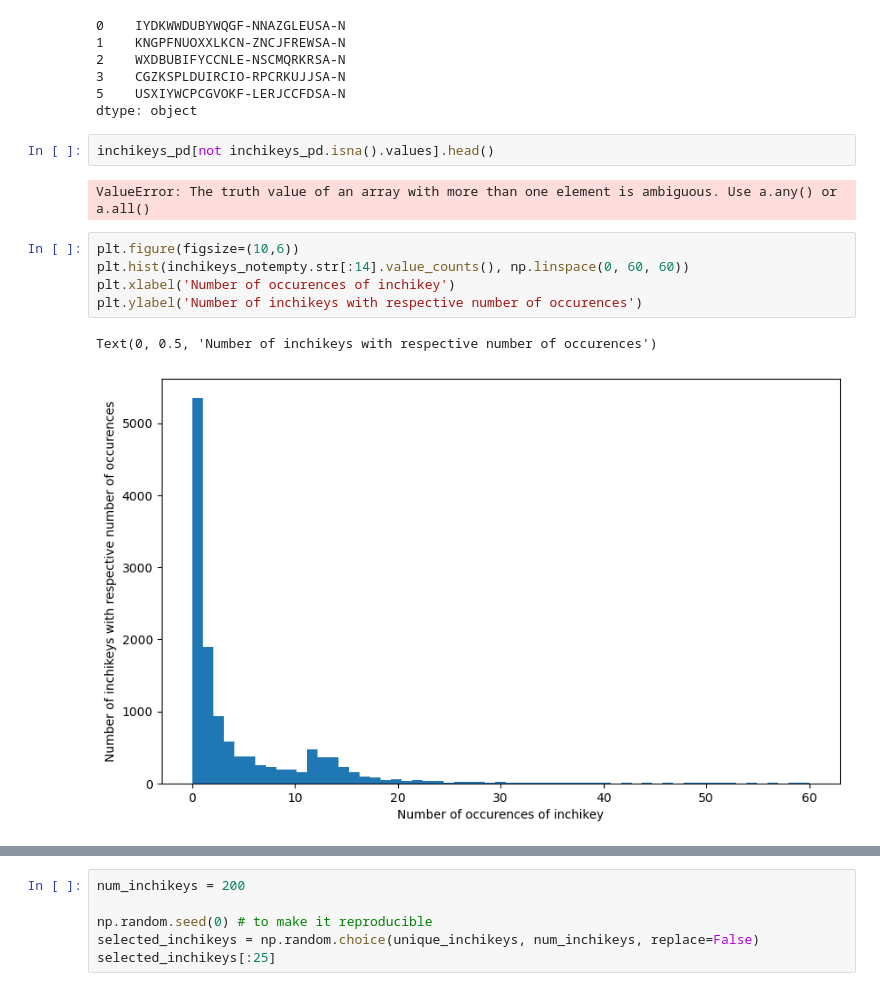
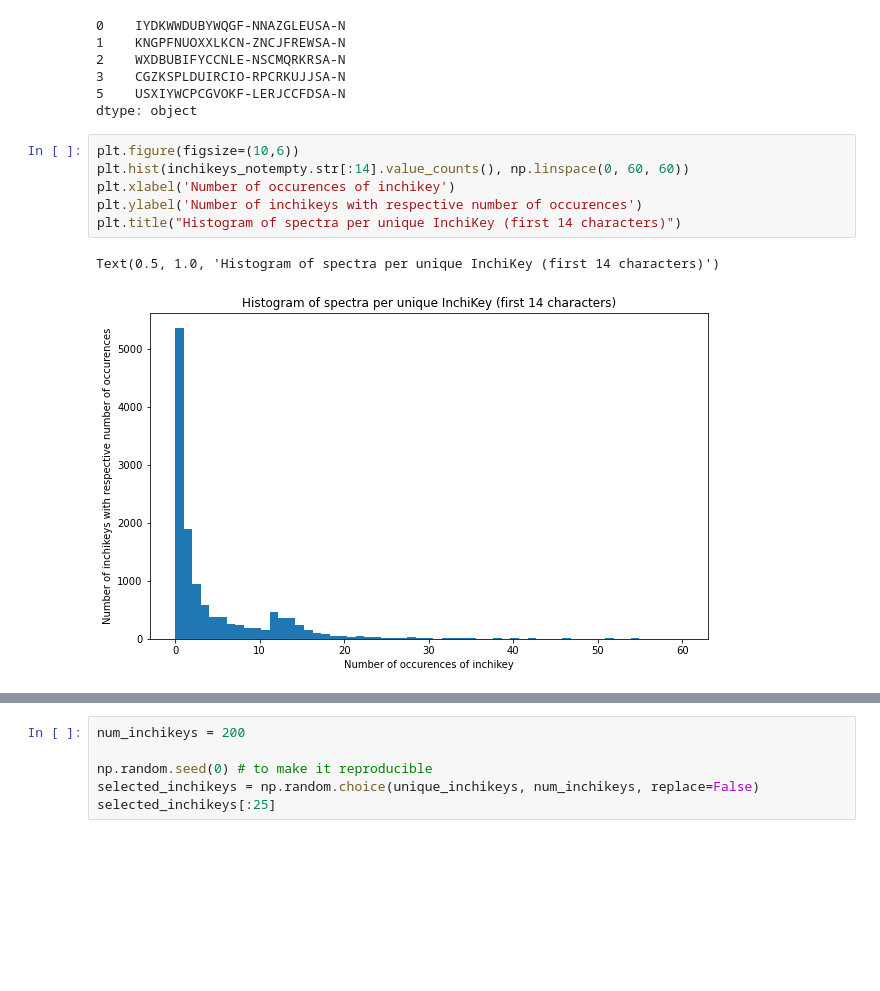
Before and after one commit to iomega/spec2vec_gnps_data_analysis, a Jupyter notebook: notebooks/iomega-9-unknown-compound-search.ipynb, the cells around one changed output, grey strips where cells are left out. Saved outputs shown, nothing was run; the diff lists cells and outputs as text; blank space fills up the shorter version.

```diff
--- a/notebooks/iomega-9-unknown-compound-search.ipynb
+++ b/notebooks/iomega-9-unknown-compound-search.ipynb
@@ -123,15 +126,12 @@ inchikeys_notempty.head()
 3    CGZKSPLDUIRCIO-RPCRKUJJSA-N
 5    USXIYWCPCGVOKF-LERJCCFDSA-N
 dtype: object
-# %%
-inchikeys_pd[not inchikeys_pd.isna().values].head()
-# %% [output]
-ValueError: The truth value of an array with more than one element is ambiguous. Use a.any() or a.all()
 # %%
 plt.figure(figsize=(10,6))
 plt.hist(inchikeys_notempty.str[:14].value_counts(), np.linspace(0, 60, 60))
 plt.xlabel('Number of occurences of inchikey')
 plt.ylabel('Number of inchikeys with respective number of occurences')
+plt.title("Histogram of spectra per unique InchiKey (first 14 characters)")
 # %% [output]
-Text(0, 0.5, 'Number of inchikeys with respective number of occurences')
+Text(0.5, 1.0, 'Histogram of spectra per unique InchiKey (first 14 characters)')
-[figure, old version]
+[figure, new version]
```
Also changed, not shown: parts of 95 cells of this notebook, 2 other files.
